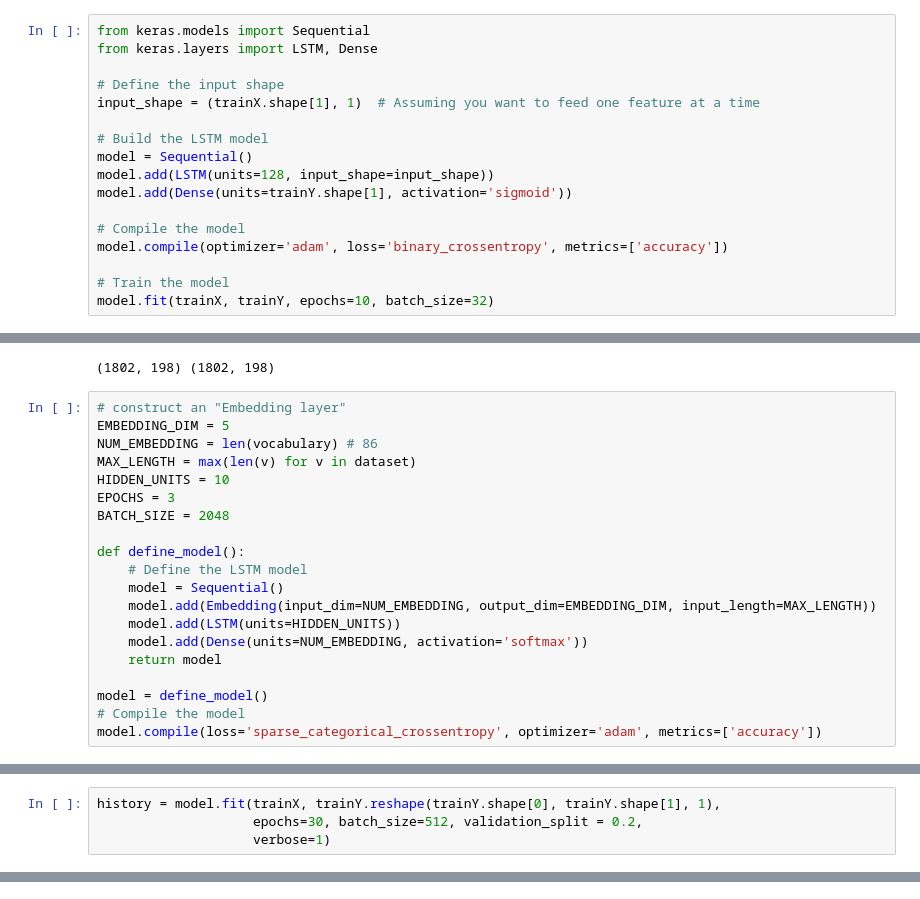
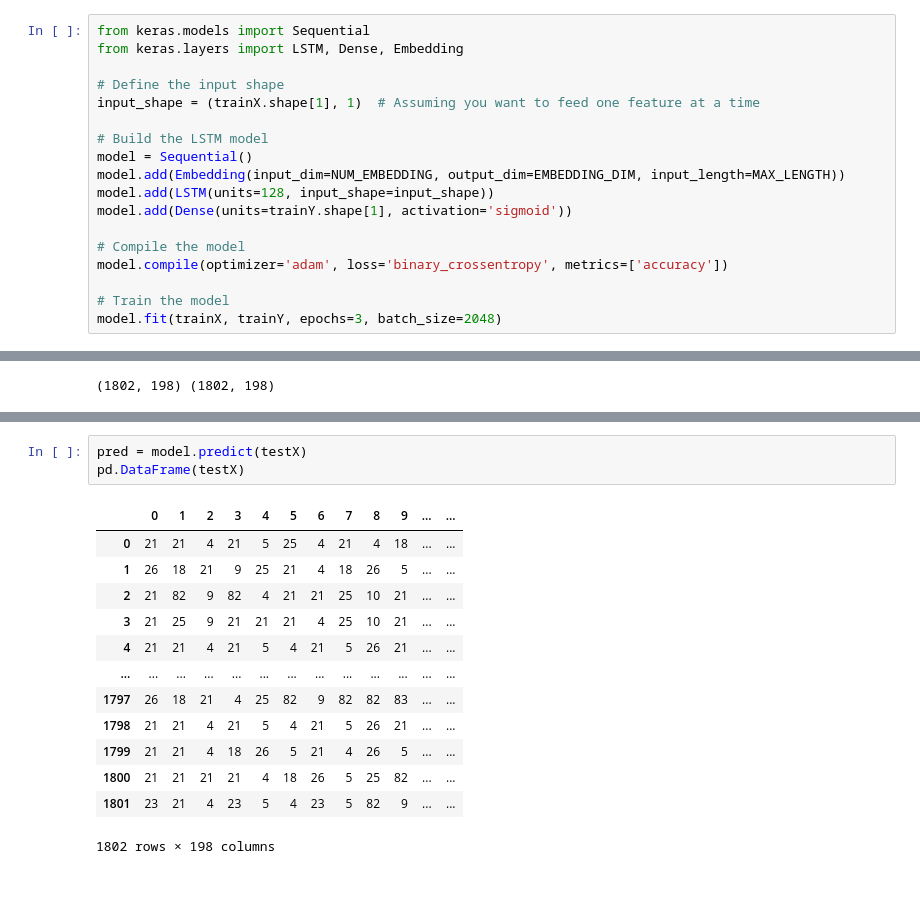
Before and after one commit to costasmexis/metabolic-pathways, a Jupyter notebook: retrosynthesis/transformer.ipynb, the cells around one changed output, grey strips where cells are left out. Saved outputs shown, nothing was run; the diff lists cells and outputs as text.

```diff
--- a/retrosynthesis/transformer.ipynb
+++ b/retrosynthesis/transformer.ipynb
@@ -212,13 +275,14 @@ print(trainX.shape, trainY.shape)
 (36026, 198) (36026, 198)
 # %%
 from keras.models import Sequential
-from keras.layers import LSTM, Dense
+from keras.layers import LSTM, Dense, Embedding
 
 # Define the input shape
 input_shape = (trainX.shape[1], 1)  # Assuming you want to feed one feature at a time
 
 # Build the LSTM model
 model = Sequential()
+model.add(Embedding(input_dim=NUM_EMBEDDING, output_dim=EMBEDDING_DIM, input_length=MAX_LENGTH))
 model.add(LSTM(units=128, input_shape=input_shape))
 model.add(Dense(units=trainY.shape[1], activation='sigmoid'))
 
@@ -226,5 +290,5 @@ model.add(Dense(units=trainY.shape[1], activation='sigmoid'))
 model.compile(optimizer='adam', loss='binary_crossentropy', metrics=['accuracy'])
 
 # Train the model
-model.fit(trainX, trainY, epochs=10, batch_size=32)
+model.fit(trainX, trainY, epochs=3, batch_size=2048)
 # %% [output]
@@ -257,23 +307,3 @@ testY = np.array(test['target'].tolist())
 print(testX.shape, testY.shape)
 # %% [output]
 (1802, 198) (1802, 198)
-# %%
-# construct an "Embedding layer"
-EMBEDDING_DIM = 5
-NUM_EMBEDDING = len(vocabulary) # 86
-MAX_LENGTH = max(len(v) for v in dataset)
-HIDDEN_UNITS = 10
-EPOCHS = 3
-BATCH_SIZE = 2048
-
-def define_model():
-    # Define the LSTM model
-    model = Sequential()
-    model.add(Embedding(input_dim=NUM_EMBEDDING, output_dim=EMBEDDING_DIM, input_length=MAX_LENGTH))
-    model.add(LSTM(units=HIDDEN_UNITS))
-    model.add(Dense(units=NUM_EMBEDDING, activation='softmax'))
-    return model
-
-model = define_model()
-# Compile the model
-model.compile(loss='sparse_categorical_crossentropy', optimizer='adam', metrics=['accuracy'])
@@ -286,4 +309,0 @@ trainY = np.array(train['target'].tolist())
-# %%
-history = model.fit(trainX, trainY.reshape(trainY.shape[0], trainY.shape[1], 1),
-                    epochs=30, batch_size=512, validation_split = 0.2,
-                    verbose=1)
@@ -295,0 +310,17 @@ Detected at node 'sparse_categorical_crossentropy/SparseSoftmaxCrossEntropyWithL
+# %%
+pred = model.predict(testX)
+pd.DataFrame(testX)
+# %% [output]
+|  | 0 | 1 | 2 | 3 | 4 | 5 | 6 | 7 | 8 | 9 | ... | ... |
+| 0 | 21 | 21 | 4 | 21 | 5 | 25 | 4 | 21 | 4 | 18 | ... | ... |
+| 1 | 26 | 18 | 21 | 9 | 25 | 21 | 4 | 18 | 26 | 5 | ... | ... |
+| 2 | 21 | 82 | 9 | 82 | 4 | 21 | 21 | 25 | 10 | 21 | ... | ... |
+| 3 | 21 | 25 | 9 | 21 | 21 | 21 | 4 | 25 | 10 | 21 | ... | ... |
+| 4 | 21 | 21 | 4 | 21 | 5 | 4 | 21 | 5 | 26 | 21 | ... | ... |
+| ... | ... | ... | ... | ... | ... | ... | ... | ... | ... | ... | ... | ... |
+| 1797 | 26 | 18 | 21 | 4 | 25 | 82 | 9 | 82 | 82 | 83 | ... | ... |
+| 1798 | 21 | 21 | 4 | 21 | 5 | 4 | 21 | 5 | 26 | 21 | ... | ... |
+| 1799 | 21 | 21 | 4 | 18 | 26 | 5 | 21 | 4 | 26 | 5 | ... | ... |
+| 1800 | 21 | 21 | 21 | 21 | 4 | 18 | 26 | 5 | 25 | 82 | ... | ... |
+| 1801 | 23 | 21 | 4 | 23 | 5 | 4 | 23 | 5 | 82 | 9 | ... | ... |
+1802 rows × 198 columns
```
Also changed, not shown: parts of 8 cells of this notebook, 1 other file.
